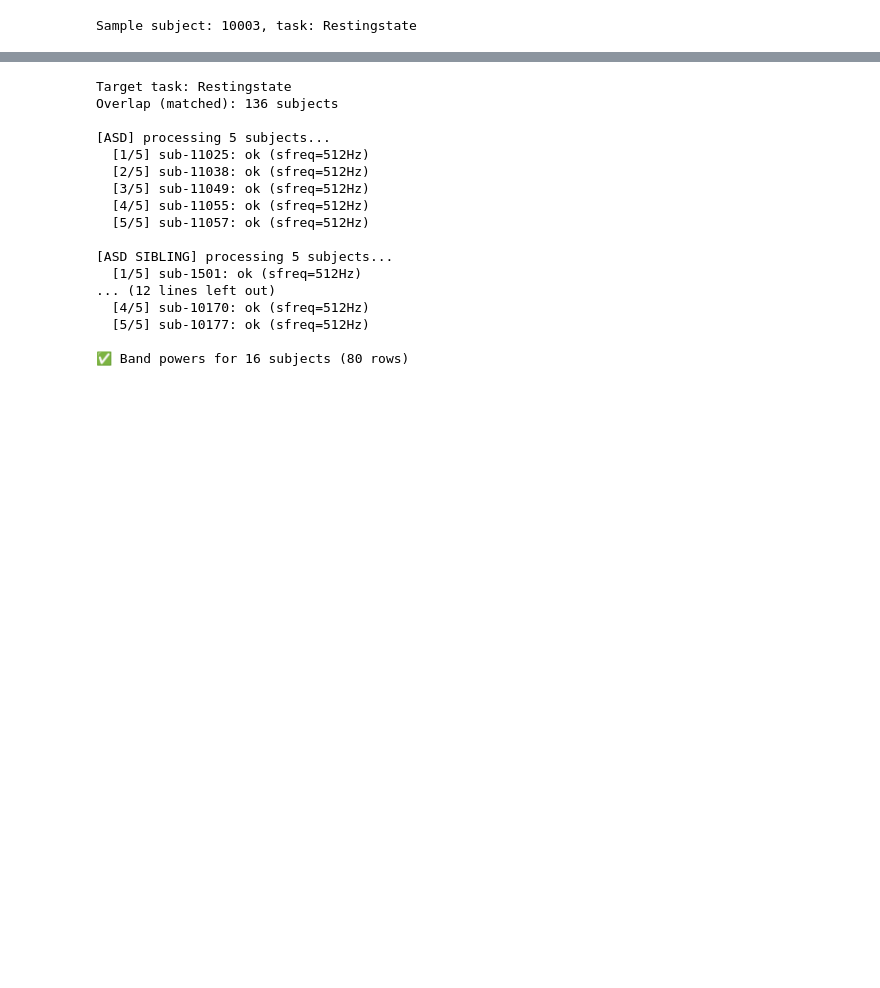
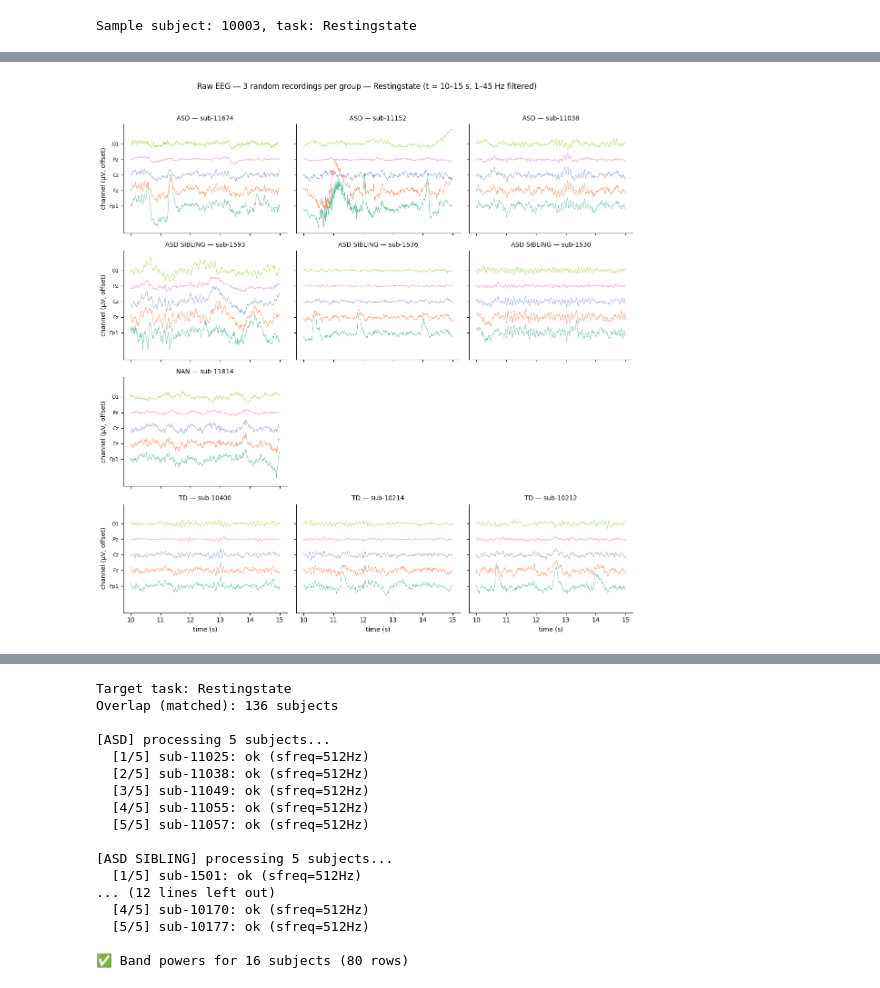
Before and after one commit to alirezafatemi77/ASD_EEG_PROJECT, a Jupyter notebook: 00_data_understanding.ipynb, the cells around one changed output, grey strips where cells are left out. Saved outputs shown, nothing was run; the diff lists cells and outputs as text; code cells hidden in the pictures; blank space fills up the shorter version.

```diff
--- a/00_data_understanding.ipynb
+++ b/00_data_understanding.ipynb
@@ -588,0 +703,53 @@ if "raw" in dir():
+# %%
+# 7.5 — Raw time-series grid (groups × recordings)
+DISPLAY_CHANS = ["Fp1", "Fz", "Cz", "Pz", "O1"]   # frontal → occipital
+START_T = 10.0     # skip first 10 s (often noisy at recording start)
+WIN_S   = 5.0      # show 5 s
+
+if not any(group_data.values()):
+    print("No recordings loaded — see the load cell output above.")
+else:
+    groups = list(group_data.keys())
+    n_groups = len(groups)
+    n_per = max(len(v) for v in group_data.values())
+
+    fig, axes = plt.subplots(n_groups, n_per,
+                             figsize=(4 * n_per, 3 * n_groups),
+                             sharex=True, sharey=True, squeeze=False)
+
+    for r, grp in enumerate(groups):
+        recs = group_data[grp]
+        for c in range(n_per):
+            ax = axes[r][c]
+            if c >= len(recs):
+                ax.axis("off")
+                continue
+            rec = recs[c]
+            raw_i = rec["raw"]
+            sf = raw_i.info["sfreq"]
+            chans = [ch for ch in DISPLAY_CHANS if ch in raw_i.ch_names]
+            if not chans:
+                chans = raw_i.ch_names[:5]
+            i0 = int(START_T * sf)
+            i1 = min(int((START_T + WIN_S) * sf), raw_i.n_times)
+            t = np.arange(i1 - i0) / sf + START_T
+            data = raw_i.copy().pick(chans).get_data()[:, i0:i1] * 1e6  # → µV
+            offsets = np.arange(len(chans)) * 100  # 100 µV vertical spacing
+            ax.plot(t, (data + offsets[:, None]).T, linewidth=0.6)
+            ax.set_yticks(offsets)
+            ax.set_yticklabels(chans, fontsize=8)
+            ax.set_title(f"{grp} — sub-{rec['sub']}", fontsize=10)
+            if r == n_groups - 1:
+                ax.set_xlabel("time (s)")
+
+    for r in range(n_groups):
+        axes[r][0].set_ylabel("channel (µV, offset)")
+
+    fig.suptitle(f"Raw EEG — {N_PER_GROUP} random recordings per group — "
+                 f"{TARGET_TASK} (t = {START_T:.0f}–{START_T+WIN_S:.0f} s, "
+                 f"1–45 Hz filtered)",
+                 y=1.02)
+    plt.tight_layout()
+    plt.show()
+# %% [output]
+[figure, added]
```
Also changed, not shown: parts of 13 cells of this notebook, 1 other file.
